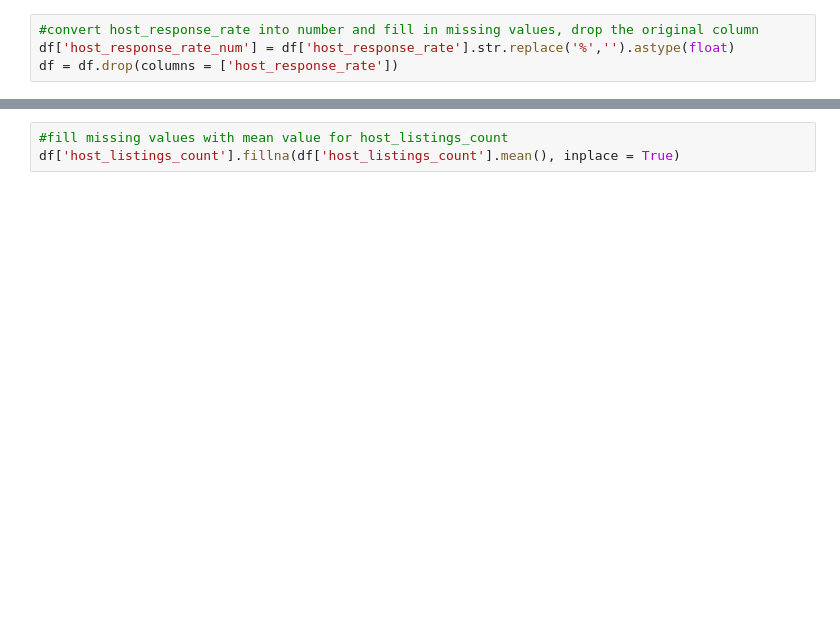
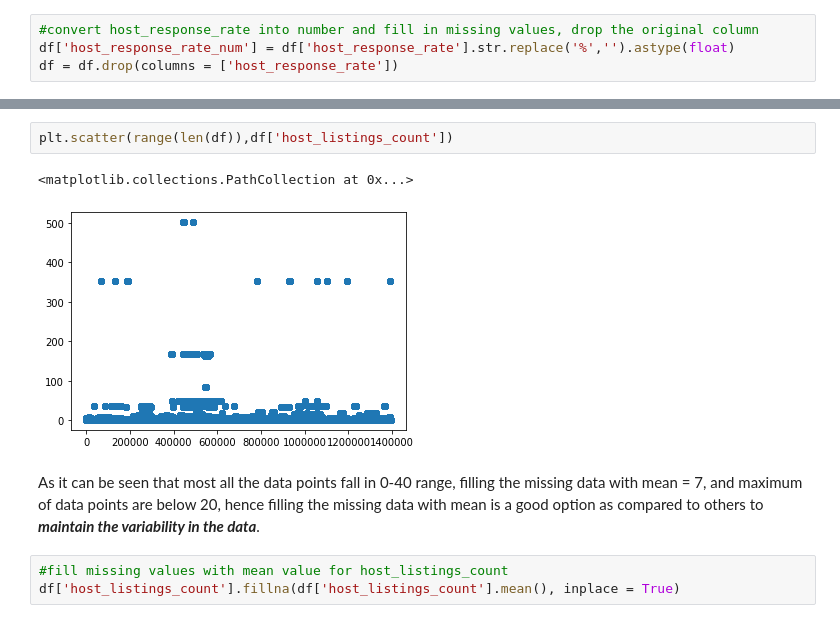
Before and after one commit to s-nilesh/AirBnB-Data-Analysis, a Jupyter notebook: airbnb-analysis.ipynb, the cells around one changed output, grey strips where cells are left out. Cells and saved outputs as stored; diff of their text form; blank space fills up the shorter version.

```diff
--- a/airbnb-analysis.ipynb
+++ b/airbnb-analysis.ipynb
@@ -375,3 +431,10 @@ df['host_listings_count'].isnull().sum()
+# %%
+plt.scatter(range(len(df)),df['host_listings_count'])
+# %% [output]
+<matplotlib.collections.PathCollection at 0x...>
+[figure, added]
+# %% [markdown]
+As it can be seen that most all the data points fall in 0-40 range, filling the missing data with mean = 7, and maximum of data points are below 20, hence filling the missing data with mean is a good option as compared to others to ***maintain the variability in the data***.
 # %%
 #fill missing values with mean value for host_listings_count
 df['host_listings_count'].fillna(df['host_listings_count'].mean(), inplace = True)
```
Also changed, not shown: parts of 22 cells of this notebook, 3 other files.
